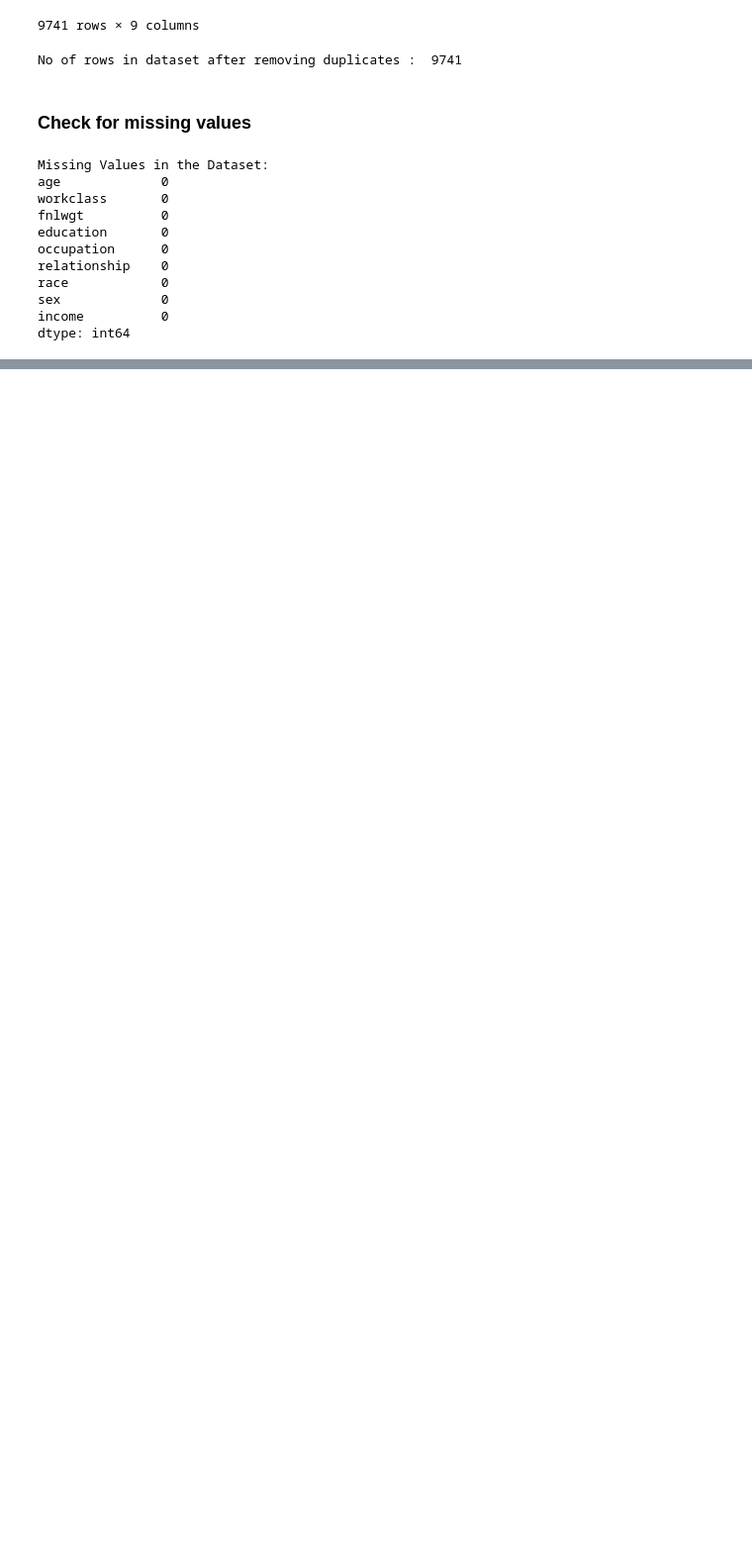
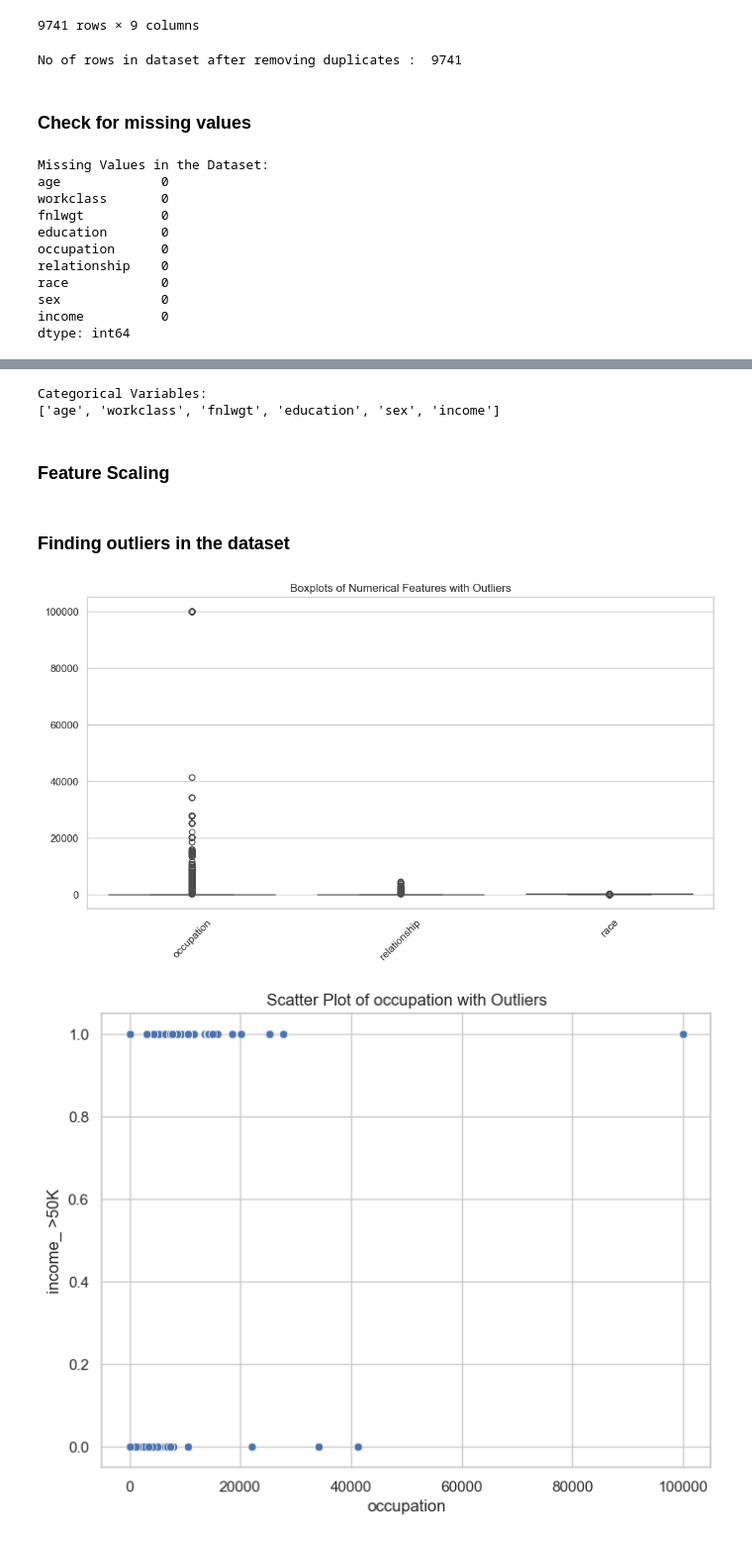
Before and after one commit to nikoyasam/MachineLearningCW, a Jupyter notebook: machine learninng/naive bayes.ipynb, the cells around one changed output, grey strips where cells are left out. Shown at 99% size. Drawn from its saved outputs; the diff is of its cells as text; code cells hidden in the pictures; blank space fills up the shorter version.

```diff
--- a/machine learninng/naive bayes.ipynb
+++ b/machine learninng/naive bayes.ipynb
@@ -97,0 +100,16 @@ dtype: int64
+# %%
+# Check data types
+data_types = Data_set_no_duplicates.dtypes
+categorical_variables = data_types[data_types == 'object'].index.tolist()
+
+# Display categorical variables
+print("Categorical Variables:")
+print(categorical_variables)
+
+# Convert categorical variables using one-hot encoding
+Data_set_encoded = pd.get_dummies(Data_set_no_duplicates, columns=categorical_variables)
+# %% [output]
+Categorical Variables:
+['age', 'workclass', 'fnlwgt', 'education', 'sex', 'income']
+# %% [markdown]
+### Feature Scaling
@@ -97,0 +126,37 @@ dtype: int64
+# %% [markdown]
+### Finding outliers in the dataset
+# %%
+import matplotlib.pyplot as plt
+import seaborn as sns
+
+# Select numerical features
+numerical_features = Data_set_encoded.select_dtypes(include=['float64', 'int64']).columns
+
+# Calculate IQR for each feature
+Q1 = Data_set_encoded[numerical_features].quantile(0.25)
+Q3 = Data_set_encoded[numerical_features].quantile(0.75)
+IQR = Q3 - Q1
+
+# Define lower and upper bounds for outliers
+lower_bound = Q1 - 1.5 * IQR
+upper_bound = Q3 + 1.5 * IQR
+
+# Identify outliers
+outliers = ((Data_set_encoded[numerical_features] < lower_bound) | (Data_set_encoded[numerical_features] > upper_bound))
+
+# Visualize outliers using boxplots
+plt.figure(figsize=(12, 6))
+sns.boxplot(data=Data_set_encoded[numerical_features])
+plt.title('Boxplots of Numerical Features with Outliers')
+plt.xticks(rotation=45)
+plt.show()
+
+# Visualize outliers using scatter plots
+for feature in numerical_features:
+    plt.figure(figsize=(8, 6))
+    sns.scatterplot(x=feature, y='income_ >50K', data=Data_set_encoded)
+    plt.title(f'Scatter Plot of {feature} with Outliers')
+    plt.show()
+# %% [output]
+[figure, added]
+[figure, added]
```
Also changed, not shown: parts of 6 cells of this notebook.
